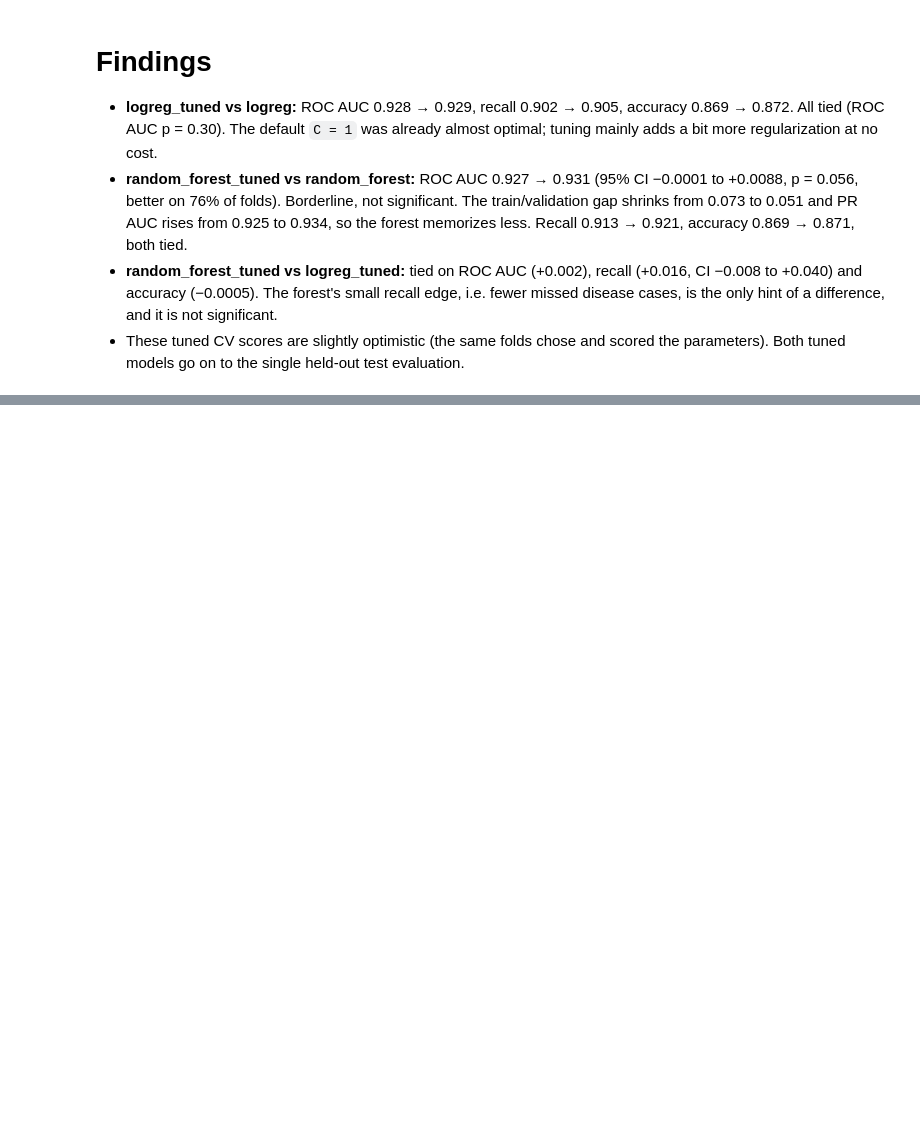
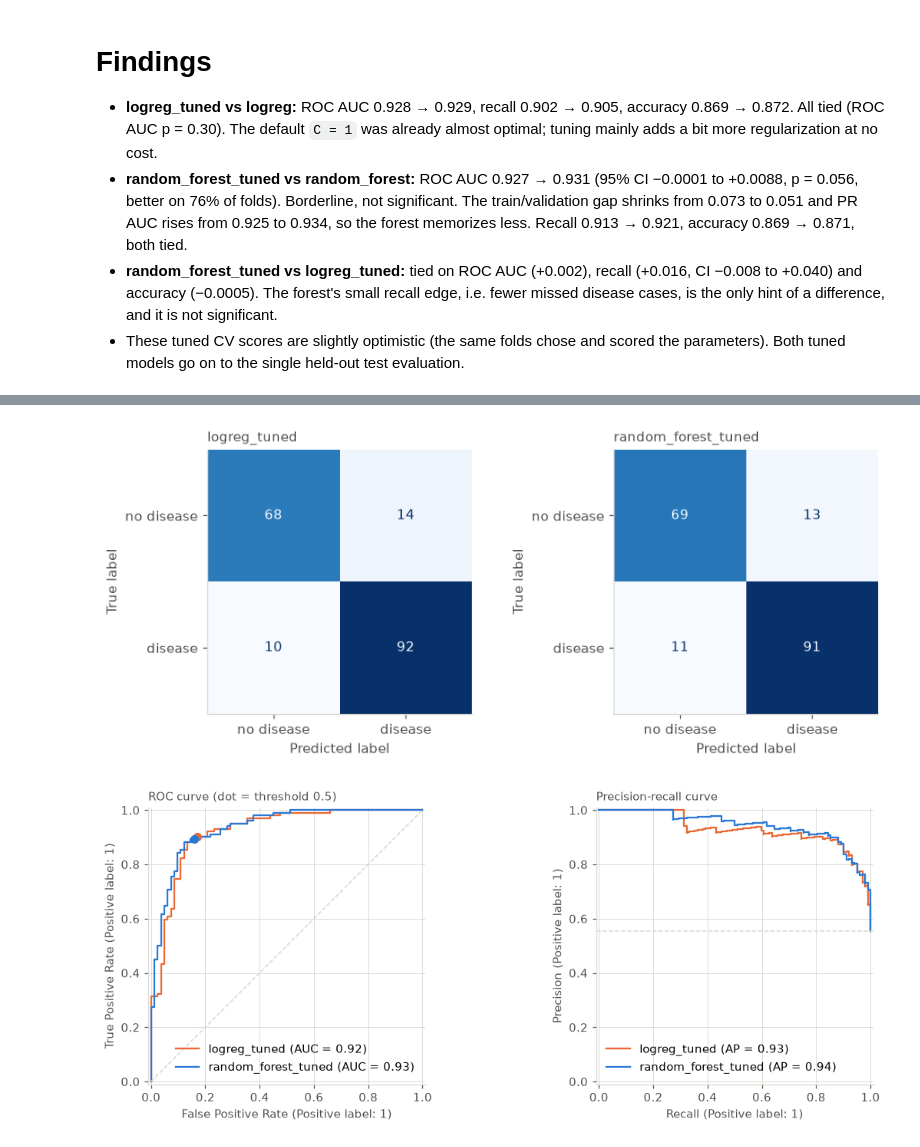
Before and after one commit to kostastranop/Heart-Failure, a Jupyter notebook: notebooks/02_modeling.ipynb, the cells around one changed output, grey strips where cells are left out. Saved outputs shown, nothing was run; the diff lists cells and outputs as text; code cells hidden in the pictures; blank space fills up the shorter version.

```diff
--- a/notebooks/02_modeling.ipynb
+++ b/notebooks/02_modeling.ipynb
@@ -483,0 +492,11 @@ pd.DataFrame(rows).set_index(["comparison", "metric"]).round(4)
+# %%
+from sklearn.metrics import (accuracy_score, average_precision_score, brier_score_loss,
+                             f1_score, precision_score, recall_score, roc_auc_score)
+
+# Refit the tuned pipelines on the full training set, then score the test set once
+FINAL = ["logreg_tuned", "random_forest_tuned"]
+for name in FINAL:
+    tuned[name].fit(X_train, y_train)
+
+proba = {name: tuned[name].predict_proba(X_test)[:, 1] for name in FINAL}
+pred = {name: tuned[name].predict(X_test) for name in FINAL}
@@ -483,0 +593,33 @@ pd.DataFrame(rows).set_index(["comparison", "metric"]).round(4)
+# %%
+from sklearn.metrics import ConfusionMatrixDisplay, PrecisionRecallDisplay, RocCurveDisplay, confusion_matrix
+
+COLORS = {"logreg_tuned": ORANGE, "random_forest_tuned": BLUE}
+
+fig, axes = plt.subplots(1, 2, figsize=(8.5, 3.6))
+for ax, name in zip(axes, FINAL):
+    ConfusionMatrixDisplay.from_predictions(y_test, pred[name], display_labels=["no disease", "disease"],
+                                            cmap="Blues", colorbar=False, ax=ax)
+    ax.set_title(name, loc="left", fontsize=10, color=INK)
+    ax.grid(False)
+fig.tight_layout()
+save_fig("14_confusion_matrices")
+plt.show()
+
+fig, axes = plt.subplots(1, 2, figsize=(11, 4.2))
+for name in FINAL:
+    RocCurveDisplay.from_predictions(y_test, proba[name], name=name, curve_kwargs={"color": COLORS[name]}, ax=axes[0])
+    tn, fp, fn, tp = confusion_matrix(y_test, pred[name]).ravel()
+    axes[0].scatter(fp / (fp + tn), tp / (tp + fn), color=COLORS[name], s=40, zorder=3)
+    PrecisionRecallDisplay.from_predictions(y_test, proba[name], name=name, curve_kwargs={"color": COLORS[name]}, ax=axes[1])
+axes[0].plot([0, 1], [0, 1], color=GRID, linestyle="--", linewidth=1)
+axes[1].axhline(y_test.mean(), color=GRID, linestyle="--", linewidth=1)
+axes[0].set_title("ROC curve (dot = threshold 0.5)", loc="left", fontsize=10, color=INK)
+axes[1].set_title("Precision-recall curve", loc="left", fontsize=10, color=INK)
+for ax in axes:
+    ax.legend(frameon=False, loc="lower right" if ax is axes[0] else "lower left")
+fig.tight_layout()
+save_fig("15_roc_pr_curves")
+plt.show()
+# %% [output]
+[figure, added]
+[figure, added]
```
Also changed, not shown: parts of 15 cells of this notebook, 31 other files.
